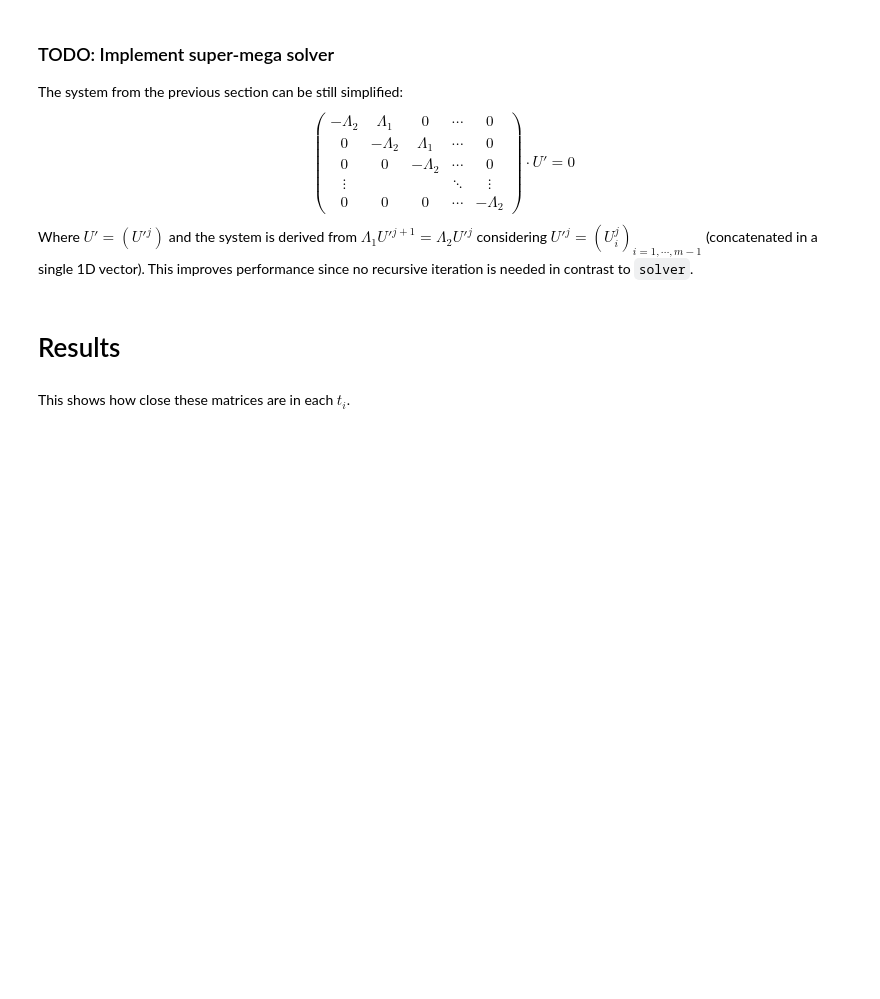
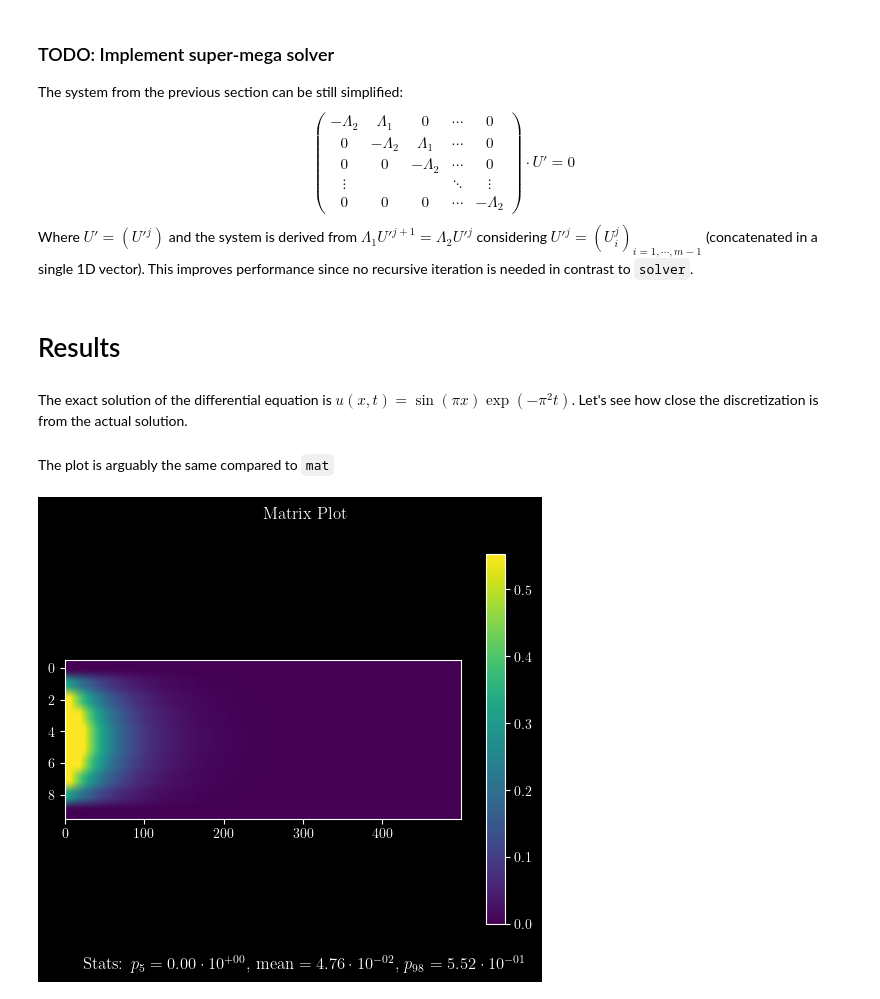
Before and after one commit to sergio-gastulo/undergraduate-coding, a Jupyter notebook: py_v/crank_nicolson_heat_eq.ipynb, the cells around one changed output. Drawn from its saved outputs; the diff is of its cells as text; code cells hidden in the pictures; blank space fills up the shorter version.

```diff
--- a/py_v/crank_nicolson_heat_eq.ipynb
+++ b/py_v/crank_nicolson_heat_eq.ipynb
@@ -162,4 +149,4 @@ Where $U' = ({U'}^j)$ and the system is derived from $\Lambda_1 {U'}^{j+1}= \Lam
 # %% [markdown]
 # Results
 # %% [markdown]
-This shows how close these matrices are in each $t_i$.
+The exact solution of the differential equation is $u(x,t) = \sin(\pi x) \exp(-\pi^2 t)$. Let's see how close the discretization is from the actual solution.
@@ -165,0 +162,8 @@ This shows how close these matrices are in each $t_i$.
+# %% [markdown]
+The plot is arguably the same compared to `mat`
+# %%
+fig, ax = matrix_plot(mat, [5, 98])
+ax.set_aspect(20)
+plt.show()
+# %% [output]
+[figure, added]
```
Also changed, not shown: parts of 23 cells of this notebook, 5 other files.
